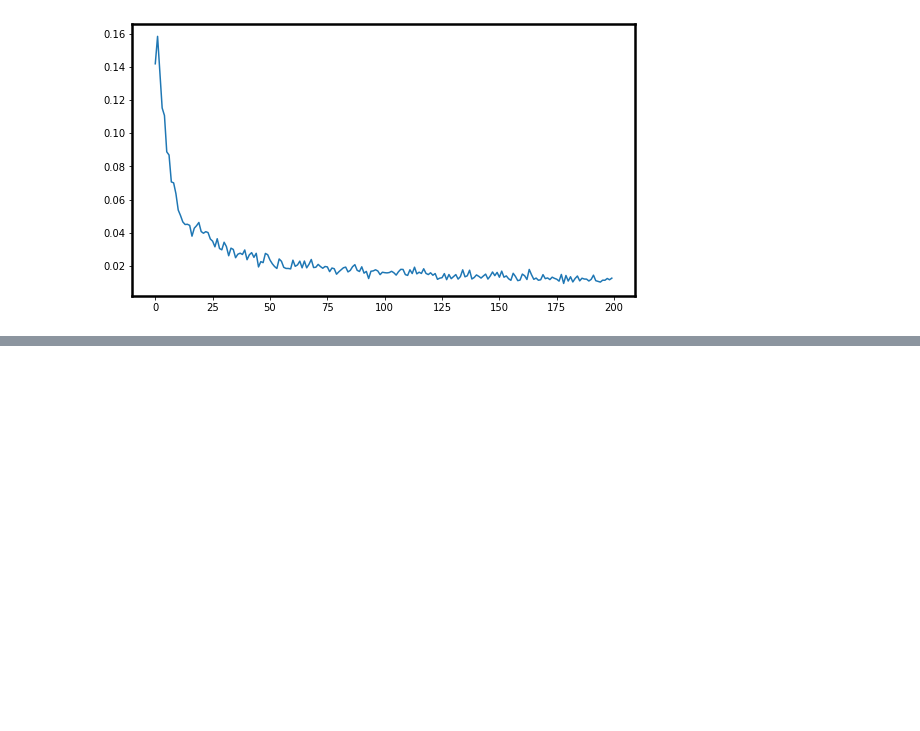
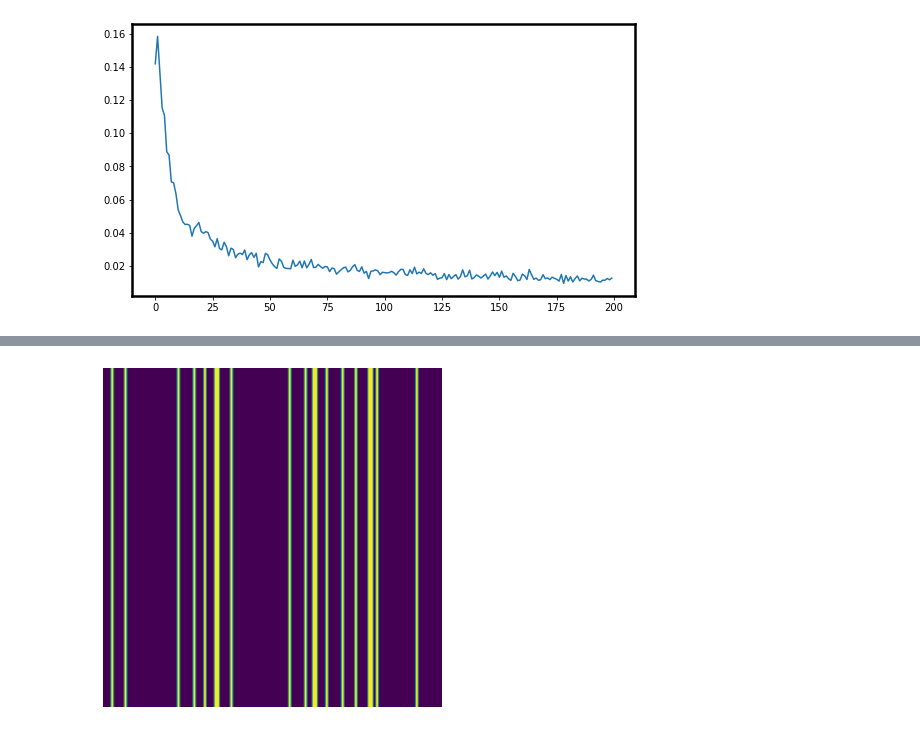
Before and after one commit to zaccharieramzi/understanding-unets, a Jupyter notebook: experiments/learnlet_filters.ipynb, the cells around one changed output, grey strips where cells are left out. Saved outputs shown, nothing was run; the diff lists cells and outputs as text; code cells hidden in the pictures; blank space fills up the shorter version.

```diff
--- a/experiments/learnlet_filters.ipynb
+++ b/experiments/learnlet_filters.ipynb
@@ -161,0 +153,7 @@ for i in range(base_f):
+# %%
+plt.imshow(next(iter(vert_hor_ds_train))[1].numpy()[0])
+plt.axis('off')
+plt.tight_layout()
+plt.savefig('example_ver_hor_image.pdf', dpi=300, bbox_inches='tight')
+# %% [output]
+[figure, added]
```
Also changed, not shown: parts of 3 cells of this notebook.
